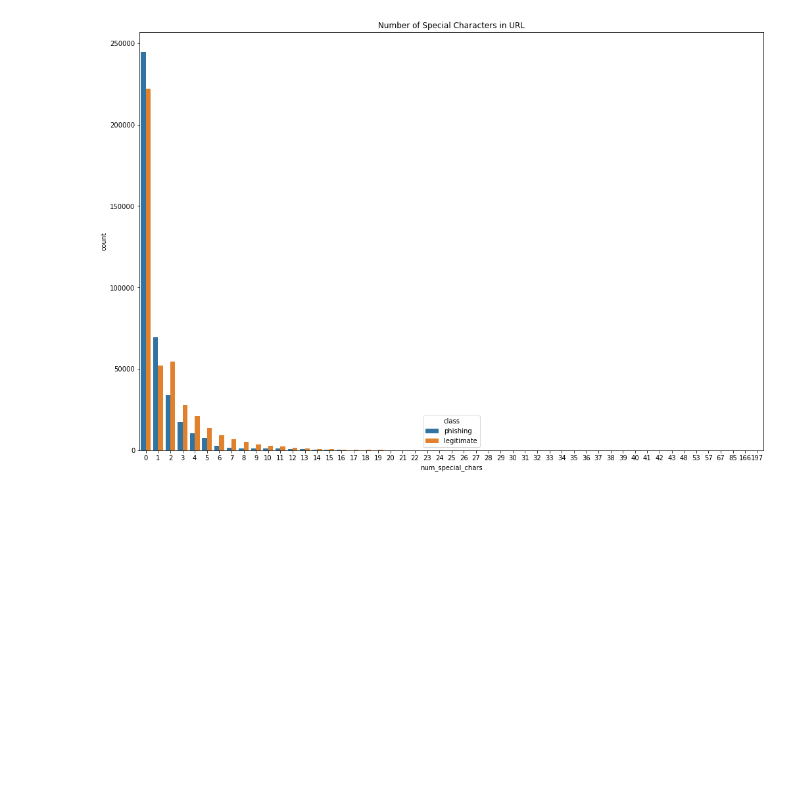
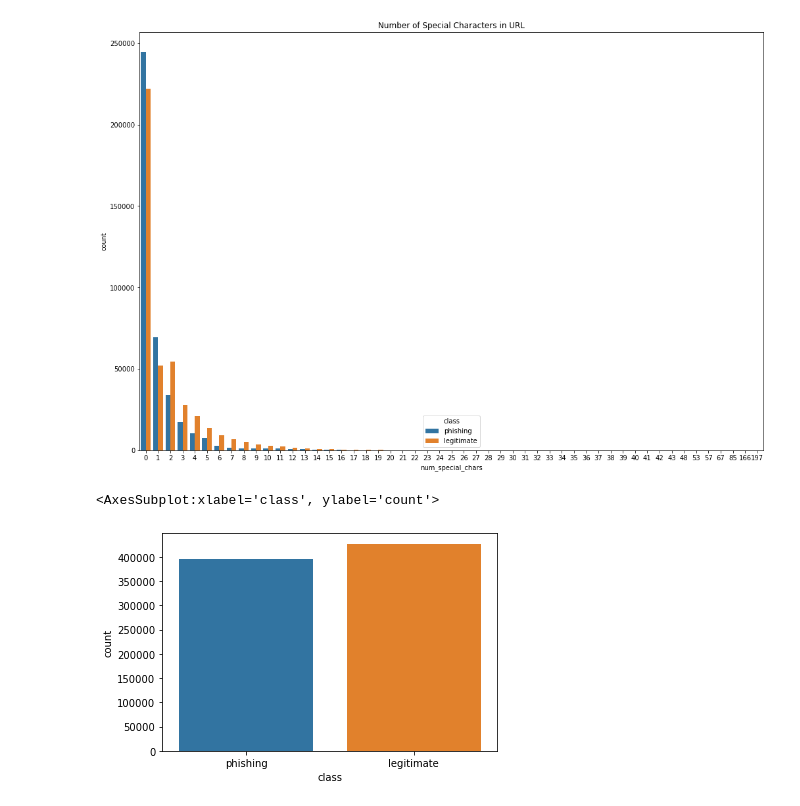
Before and after one commit to HumanClone/URL-EDA, a Jupyter notebook: EDA.ipynb, the cells around one changed output. Saved outputs shown, nothing was run; the diff lists cells and outputs as text; code cells hidden in the pictures; blank space fills up the shorter version.

```diff
--- a/EDA.ipynb
+++ b/EDA.ipynb
@@ -267,3 +263,8 @@ p.figure.set_figwidth(17)
 p.figure.set_figheight(11.7)
 # %% [output]
 [figure]
+# %%
+sns.countplot(data['class'])
+# %% [output]
+<AxesSubplot:xlabel='class', ylabel='count'>
+[figure, added]
```
Also changed, not shown: parts of 2 cells of this notebook.
